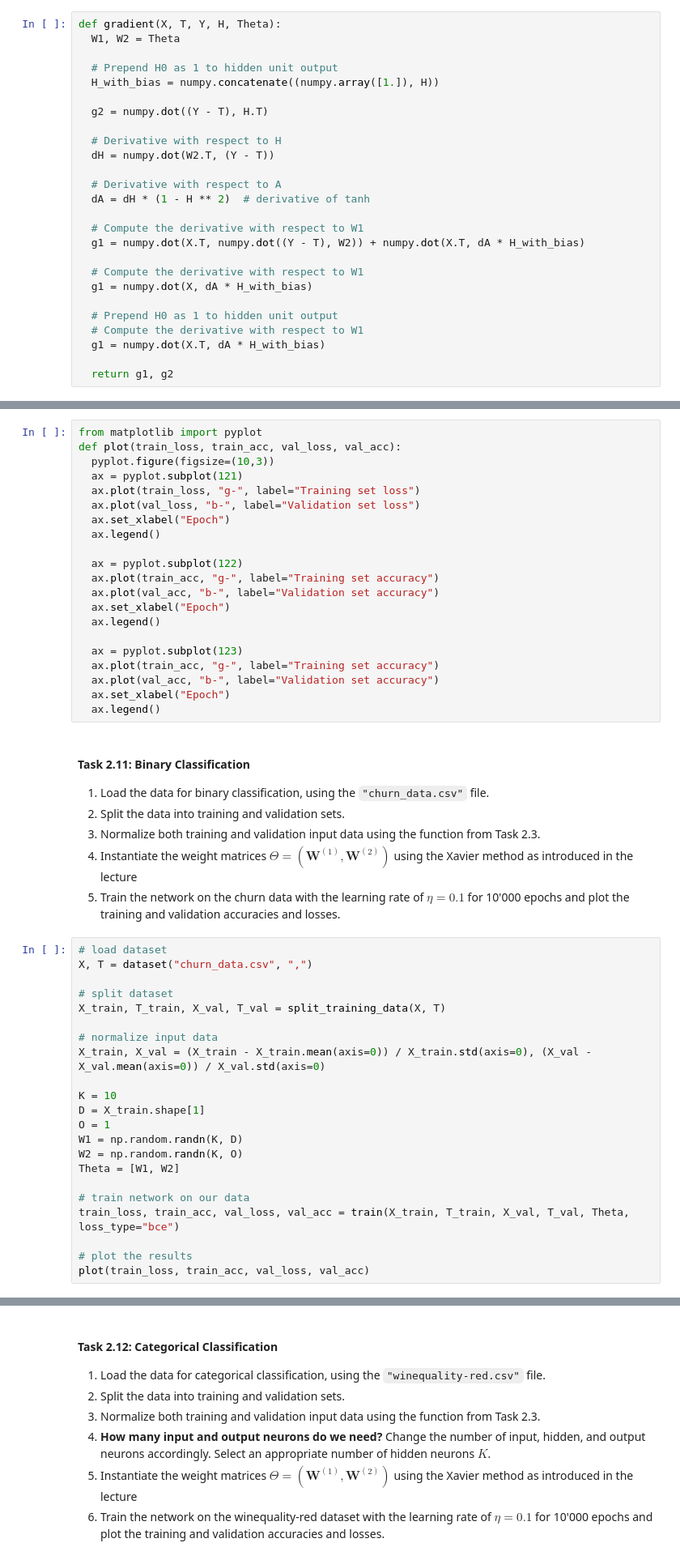
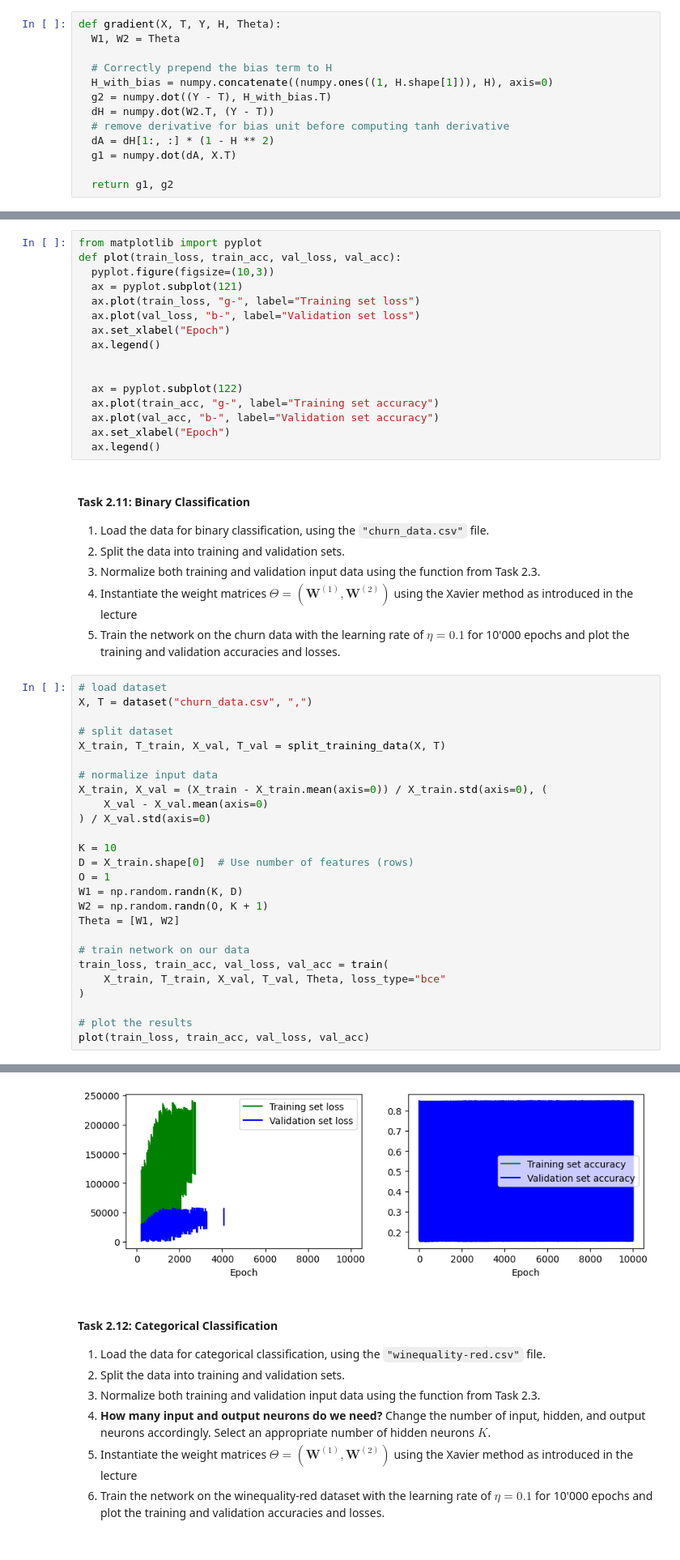
Before and after one commit to tlex-web/deep-learning-exercises, a Jupyter notebook: 02/DL-Assignment02.ipynb, the cells around one changed output, grey strips where cells are left out. Shown at 81% size. Saved outputs shown, nothing was run; the diff lists cells and outputs as text.

```diff
--- a/02/DL-Assignment02.ipynb
+++ b/02/DL-Assignment02.ipynb
@@ -438,26 +432,13 @@ Implement the function using the fast version provided in the lecture and make u
 def gradient(X, T, Y, H, Theta):
   W1, W2 = Theta
 
-  # Prepend H0 as 1 to hidden unit output
-  H_with_bias = numpy.concatenate((numpy.array([1.]), H))
-
-  g2 = numpy.dot((Y - T), H.T)
-
-  # Derivative with respect to H
+  # Correctly prepend the bias term to H
+  H_with_bias = numpy.concatenate((numpy.ones((1, H.shape[1])), H), axis=0)
+  g2 = numpy.dot((Y - T), H_with_bias.T)
   dH = numpy.dot(W2.T, (Y - T))
-
-  # Derivative with respect to A
-  dA = dH * (1 - H ** 2)  # derivative of tanh
-
-  # Compute the derivative with respect to W1
-  g1 = numpy.dot(X.T, numpy.dot((Y - T), W2)) + numpy.dot(X.T, dA * H_with_bias)
-
-  # Compute the derivative with respect to W1
-  g1 = numpy.dot(X, dA * H_with_bias)
-
-  # Prepend H0 as 1 to hidden unit output
-  # Compute the derivative with respect to W1
-  g1 = numpy.dot(X.T, dA * H_with_bias)
+  # remove derivative for bias unit before computing tanh derivative
+  dA = dH[1:, :] * (1 - H ** 2)
+  g1 = numpy.dot(dA, X.T)
 
   return g1, g2
 # %% [markdown]
@@ -581,17 +538,12 @@ def plot(train_loss, train_acc, val_loss, val_acc):
   ax.set_xlabel("Epoch")
   ax.legend()
 
+
   ax = pyplot.subplot(122)
   ax.plot(train_acc, "g-", label="Training set accuracy")
   ax.plot(val_acc, "b-", label="Validation set accuracy")
   ax.set_xlabel("Epoch")
   ax.legend()
-
-  ax = pyplot.subplot(123)
-  ax.plot(train_acc, "g-", label="Training set accuracy")
-  ax.plot(val_acc, "b-", label="Validation set accuracy")
-  ax.set_xlabel("Epoch")
-  ax.legend()
 # %% [markdown]
 #### Task 2.11: Binary Classification
 
@@ -609,17 +561,21 @@ X, T = dataset("churn_data.csv", ",")
 X_train, T_train, X_val, T_val = split_training_data(X, T)
 
 # normalize input data
-X_train, X_val = (X_train - X_train.mean(axis=0)) / X_train.std(axis=0), (X_val - X_val.mean(axis=0)) / X_val.std(axis=0)
+X_train, X_val = (X_train - X_train.mean(axis=0)) / X_train.std(axis=0), (
+    X_val - X_val.mean(axis=0)
+) / X_val.std(axis=0)
 
 K = 10
-D = X_train.shape[1]
+D = X_train.shape[0]  # Use number of features (rows)
 O = 1
 W1 = np.random.randn(K, D)
-W2 = np.random.randn(K, O)
+W2 = np.random.randn(O, K + 1)
 Theta = [W1, W2]
 
 # train network on our data
-train_loss, train_acc, val_loss, val_acc = train(X_train, T_train, X_val, T_val, Theta, loss_type="bce")
+train_loss, train_acc, val_loss, val_acc = train(
+    X_train, T_train, X_val, T_val, Theta, loss_type="bce"
+)
 
 # plot the results
 plot(train_loss, train_acc, val_loss, val_acc)
@@ -633,3 +584,4 @@ ValueError: all the input arrays must have same number of dimensions, but the ar
+[figure, added]
 # %% [markdown]
 #### Task 2.12: Categorical Classification
 
```
Also changed, not shown: parts of 4 cells of this notebook.
